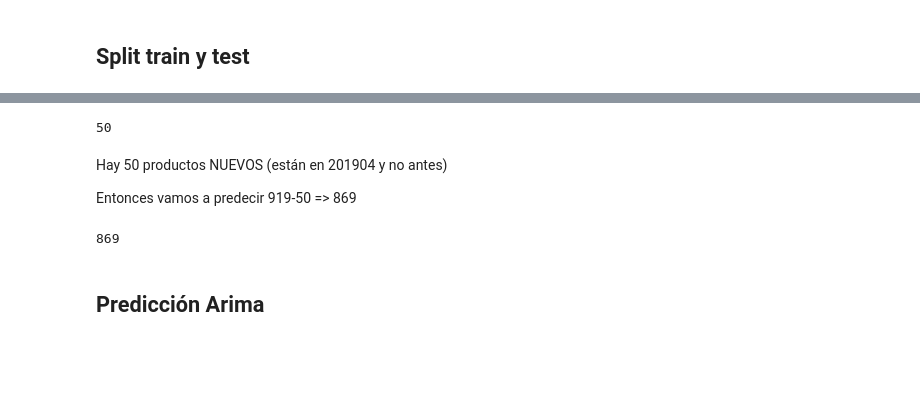
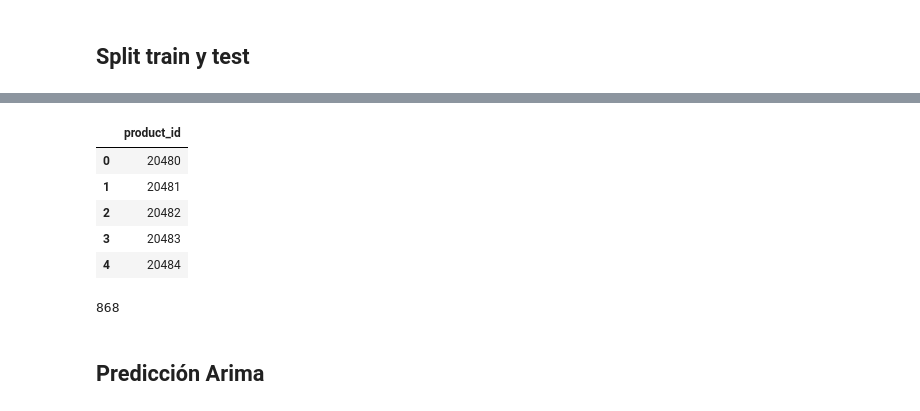
Before and after one commit to castrodiego/labo3_empresa3, a Jupyter notebook: code/prediccion_producto_arima.ipynb, the cells around one changed output, grey strips where cells are left out. Saved outputs shown, nothing was run; the diff lists cells and outputs as text; code cells hidden in the pictures; blank space fills up the shorter version.

```diff
--- a/code/prediccion_producto_arima.ipynb
+++ b/code/prediccion_producto_arima.ipynb
@@ -24,5 +24,7 @@ def printmd(string):
 ############# Setear segun cada maquina ############
 os.chdir("C:/diego_tools/labo3/dataset")
 ####################################################
+# %%
+arch_prod_ids_prediccion = "productos_a_predecir.csv"
 # %%
 def error_rate(y, y_pred):
@@ -125,17 +134,18 @@ df_test
-# %%
-product_id_nuevos = set(df_test.product_id).difference(set(df_train.product_id))
-len(product_id_nuevos)
-# %% [output]
-50
-# %% [markdown]
-Hay 50 productos NUEVOS (están en 201904 y no antes)
-
-Entonces vamos a predecir 919-50 => 869
+# %%
+df_prods_prediccion=pd.read_csv(arch_prod_ids_prediccion)
+df_prods_prediccion.head()
+# %% [output]
+|  | product_id |
+| 0 | 20480 |
+| 1 | 20481 |
+| 2 | 20482 |
+| 3 | 20483 |
+| 4 | 20484 |
 # %%
-df_test = df_test[~df_test.product_id.isin(product_id_nuevos)]
+df_test = df_test[df_test.product_id.isin(df_prods_prediccion.product_id)]
 len(df_test)
 # %% [output]
-869
+868
 # %% [markdown]
 ## Predicción Arima
 # %%
```
Also changed, not shown: parts of 9 cells of this notebook, 12 other files.
